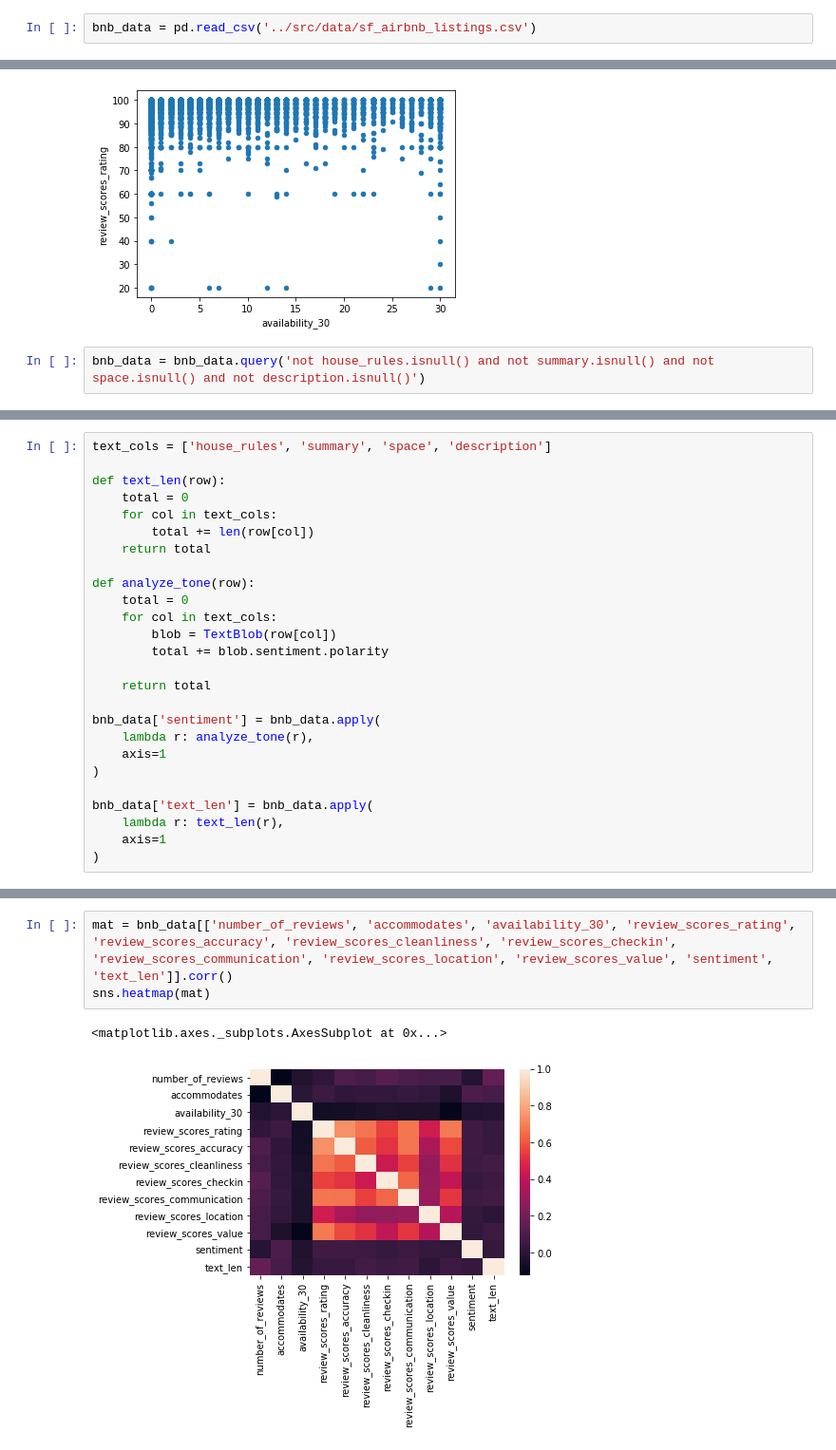
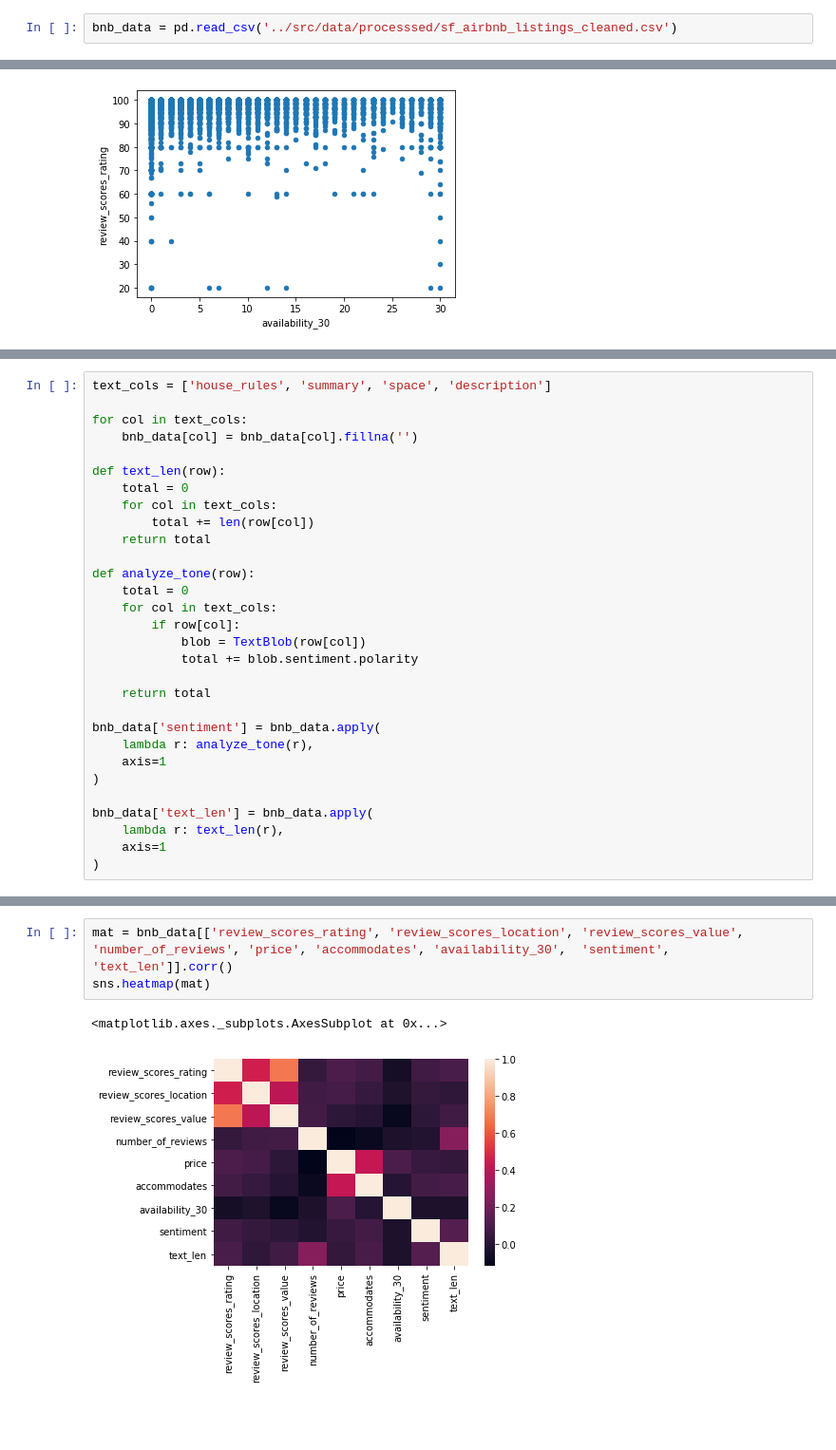
Before and after one commit to EmiliaPaz/EECS731_FinalProject, a Jupyter notebook: notebooks/Airbnb.ipynb, the cells around one changed output, grey strips where cells are left out. Shown: that part at 95% size. Saved outputs shown, nothing was run; the diff lists cells and outputs as text; blank space fills up the shorter version.

Commit message:
updates airbnb notebook

```diff
--- a/notebooks/Airbnb.ipynb
+++ b/notebooks/Airbnb.ipynb
@@ -5,7 +14,7 @@ from textblob import TextBlob
 pd.set_option('display.max_rows', 500)
 pd.set_option('display.max_columns', 500)
 # %%
-bnb_data = pd.read_csv('../src/data/sf_airbnb_listings.csv')
+bnb_data = pd.read_csv('../src/data/processsed/sf_airbnb_listings_cleaned.csv')
 # %%
 bnb_data.dtypes
 # %% [output]
@@ -46,5 +50,3 @@ bnb_data.plot.scatter(x='availability_30', y='review_scores_rating')
 # %% [output]
 <matplotlib.axes._subplots.AxesSubplot at 0x...>
 [figure]
-# %%
-bnb_data = bnb_data.query('not house_rules.isnull() and not summary.isnull() and not space.isnull() and not description.isnull()')
@@ -51,5 +55,8 @@ bnb_data = bnb_data.query('not house_rules.isnull() and not summary.isnull() and
 # %%
 text_cols = ['house_rules', 'summary', 'space', 'description']
+
+for col in text_cols:
+    bnb_data[col] = bnb_data[col].fillna('')
 
 def text_len(row):
     total = 0
@@ -60,8 +67,9 @@ def text_len(row):
 def analyze_tone(row):
     total = 0
     for col in text_cols:
-        blob = TextBlob(row[col])
-        total += blob.sentiment.polarity
+        if row[col]:
+            blob = TextBlob(row[col])
+            total += blob.sentiment.polarity
 
     return total
 
@@ -132,6 +100,6 @@ dtype: object
 # %%
-mat = bnb_data[['number_of_reviews', 'accommodates', 'availability_30', 'review_scores_rating', 'review_scores_accuracy', 'review_scores_cleanliness', 'review_scores_checkin', 'review_scores_communication', 'review_scores_location', 'review_scores_value', 'sentiment', 'text_len']].corr()
+mat = bnb_data[['review_scores_rating', 'review_scores_location', 'review_scores_value', 'number_of_reviews', 'price', 'accommodates', 'availability_30',  'sentiment', 'text_len']].corr()
 sns.heatmap(mat)
 # %% [output]
 <matplotlib.axes._subplots.AxesSubplot at 0x...>
-[figure, old version]
+[figure, new version]
```
Also changed, not shown: parts of 28 cells of this notebook, 1 other file.
